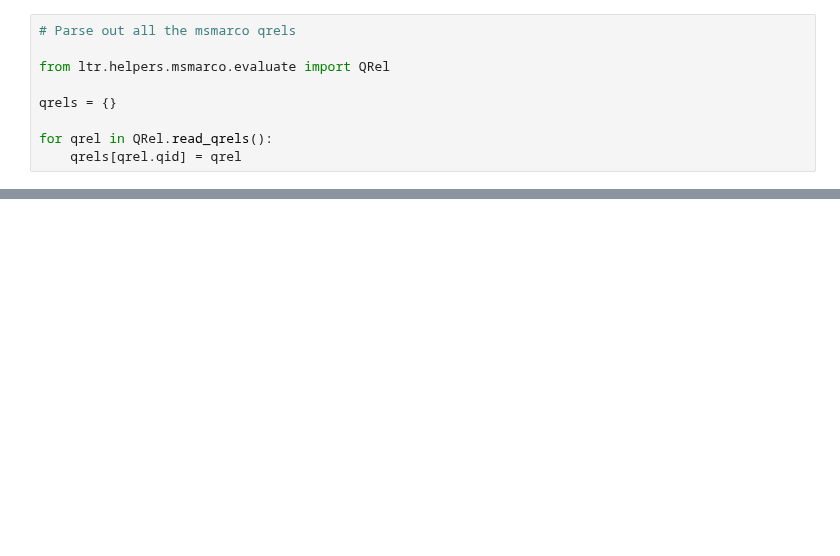
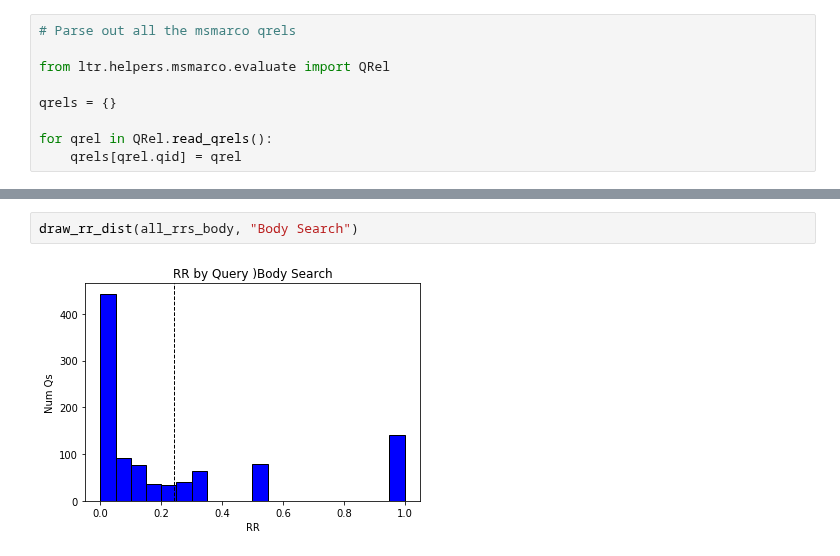
Before and after one commit to o19s/hello-ltr, a Jupyter notebook: msmarco.ipynb, the cells around one changed output, grey strips where cells are left out. Drawn from its saved outputs; the diff is of its cells as text; blank space fills up the shorter version.

```diff
--- a/msmarco.ipynb
+++ b/msmarco.ipynb
@@ -155,0 +286,4 @@ plt.xlabel('RR'); plt.ylabel('Num Qs');
+# %%
+draw_rr_dist(all_rrs_body, "Body Search")
+# %% [output]
+[figure, added]
```
Also changed, not shown: parts of 17 cells of this notebook, 7 other files.
